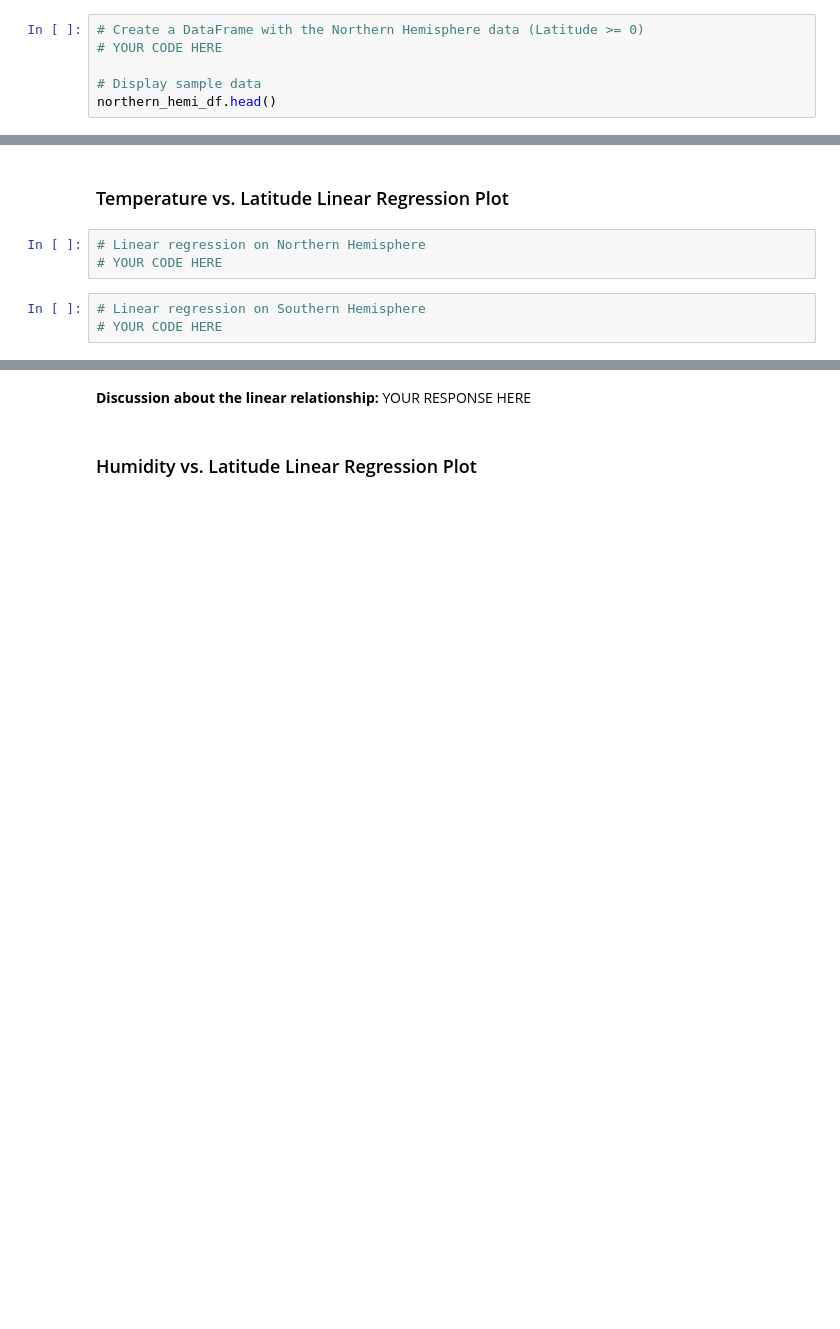
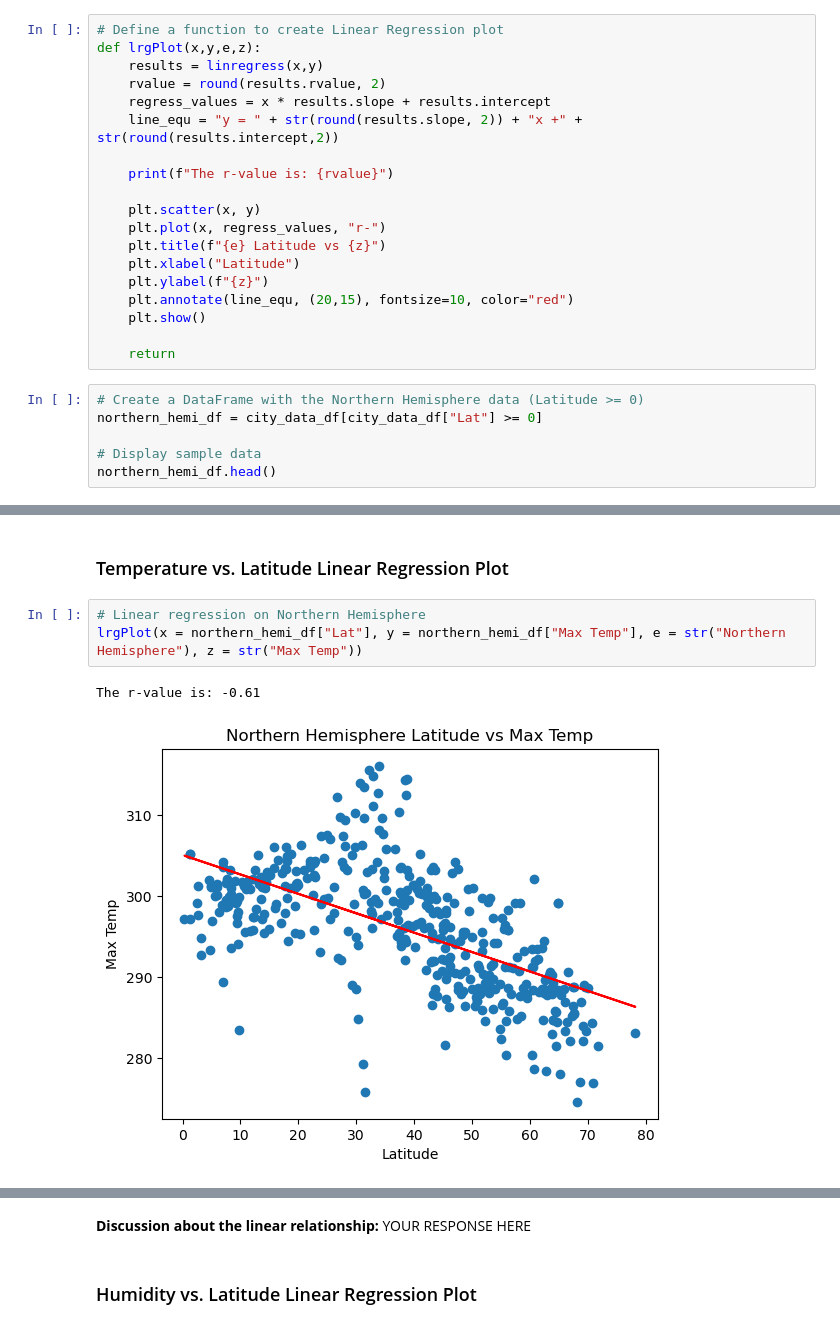
Before and after one commit to Hensonkk/python-api-challenge, a Jupyter notebook: WeatherPy/WeatherPy.ipynb, the cells around one changed output, grey strips where cells are left out. Drawn from its saved outputs; the diff is of its cells as text; blank space fills up the shorter version.

```diff
--- a/WeatherPy/WeatherPy.ipynb
+++ b/WeatherPy/WeatherPy.ipynb
@@ -283,6 +300,25 @@ plt.show()
+# %%
+# Define a function to create Linear Regression plot
+def lrgPlot(x,y,e,z):
+    results = linregress(x,y)
+    rvalue = round(results.rvalue, 2)
+    regress_values = x * results.slope + results.intercept
+    line_equ = "y = " + str(round(results.slope, 2)) + "x +" + str(round(results.intercept,2))
+
+    print(f"The r-value is: {rvalue}")
+
+    plt.scatter(x, y)
+    plt.plot(x, regress_values, "r-")
+    plt.title(f"{e} Latitude vs {z}")
+    plt.xlabel("Latitude")
+    plt.ylabel(f"{z}")
+    plt.annotate(line_equ, (20,15), fontsize=10, color="red")
+    plt.show()
+
+    return
 # %%
 # Create a DataFrame with the Northern Hemisphere data (Latitude >= 0)
-# YOUR CODE HERE
+northern_hemi_df = city_data_df[city_data_df["Lat"] >= 0]
 
 # Display sample data
 northern_hemi_df.head()
@@ -295,8 +347,8 @@ southern_hemi_df.head()
 # %% [markdown]
 ###  Temperature vs. Latitude Linear Regression Plot
-# %%
-# Linear regression on Northern Hemisphere
-# YOUR CODE HERE
-# %%
-# Linear regression on Southern Hemisphere
-# YOUR CODE HERE
+# %%
+# Linear regression on Northern Hemisphere
+lrgPlot(x = northern_hemi_df["Lat"], y = northern_hemi_df["Max Temp"], e = str("Northern Hemisphere"), z = str("Max Temp"))
+# %% [output]
+The r-value is: -0.61
+[figure, added]
```
Also changed, not shown: parts of 26 cells of this notebook, 5 other files.
